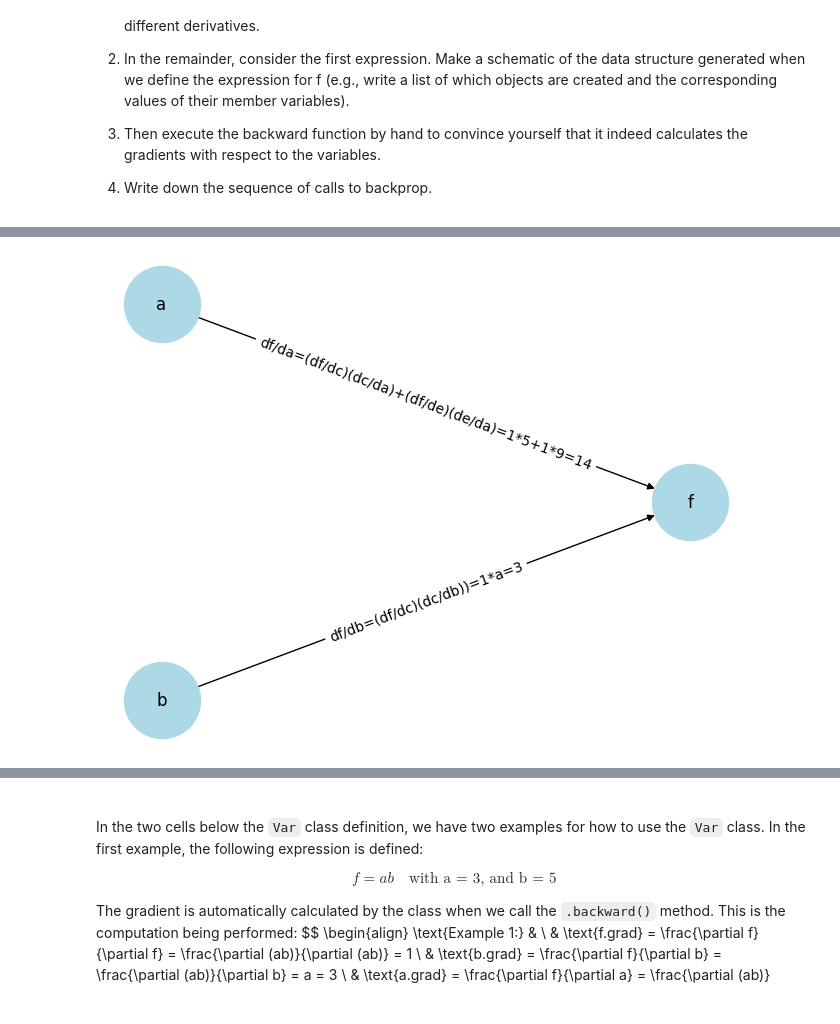
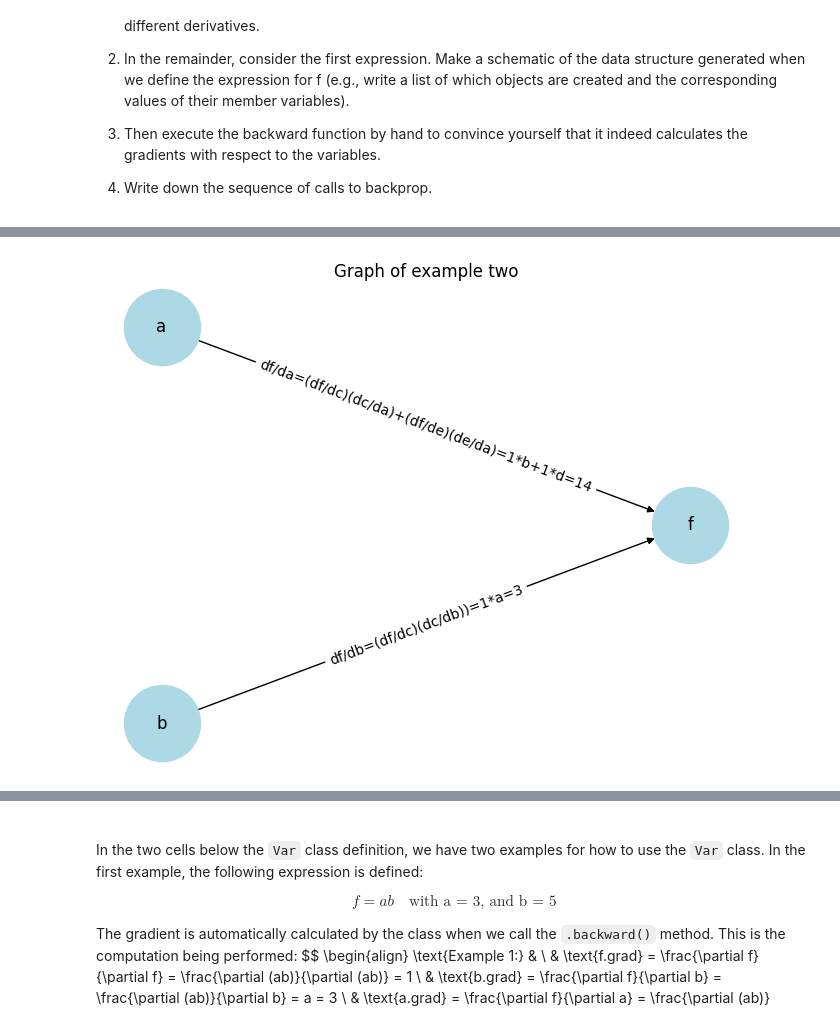
Before and after one commit to P1N60/deep_learning_course, a Jupyter notebook: assignment1/DL_AutoDiff_Nanograd.ipynb, the cells around one changed output, grey strips where cells are left out. Drawn from its saved outputs; the diff is of its cells as text; code cells hidden in the pictures.

Commit message:
2.b graph update

```diff
--- a/assignment1/DL_AutoDiff_Nanograd.ipynb
+++ b/assignment1/DL_AutoDiff_Nanograd.ipynb
@@ -138,28 +164,29 @@ import matplotlib.pyplot as plt
 # %%
 # Create a directed graph
 G = nx.DiGraph()
 
 # Add edges with labels
-G.add_edge('a', 'f', label='df/da=(df/dc)(dc/da)+(df/de)(de/da)=1*5+1*9=14')
+G.add_edge('a', 'f', label='df/da=(df/dc)(dc/da)+(df/de)(de/da)=1*b+1*d=14')
 G.add_edge('b', 'f', label='df/db=(df/dc)(dc/db))=1*a=3')
 
 # Manually define positions for a tree layout
 pos = {
     'a': (0, 1),
     'b': (0, -1),
     'f': (1, 0),
 }
 # Draw the graph nodes and edges
 nx.draw(G, pos, with_labels=True, node_shape='o', node_size=3000, node_color='lightblue', arrows=True)
 
 # Draw edge labels
 edge_labels = nx.get_edge_attributes(G, 'label')
 nx.draw_networkx_edge_labels(G, pos, edge_labels=edge_labels)
 
 # Show the plot
+plt.title("Graph of example two")
 plt.show()
 # %% [output]
-[figure, old version]
+[figure, new version]
 # %%
 # Create a directed graph
 G = nx.DiGraph()
```
Also changed, not shown: parts of 2 cells of this notebook.
